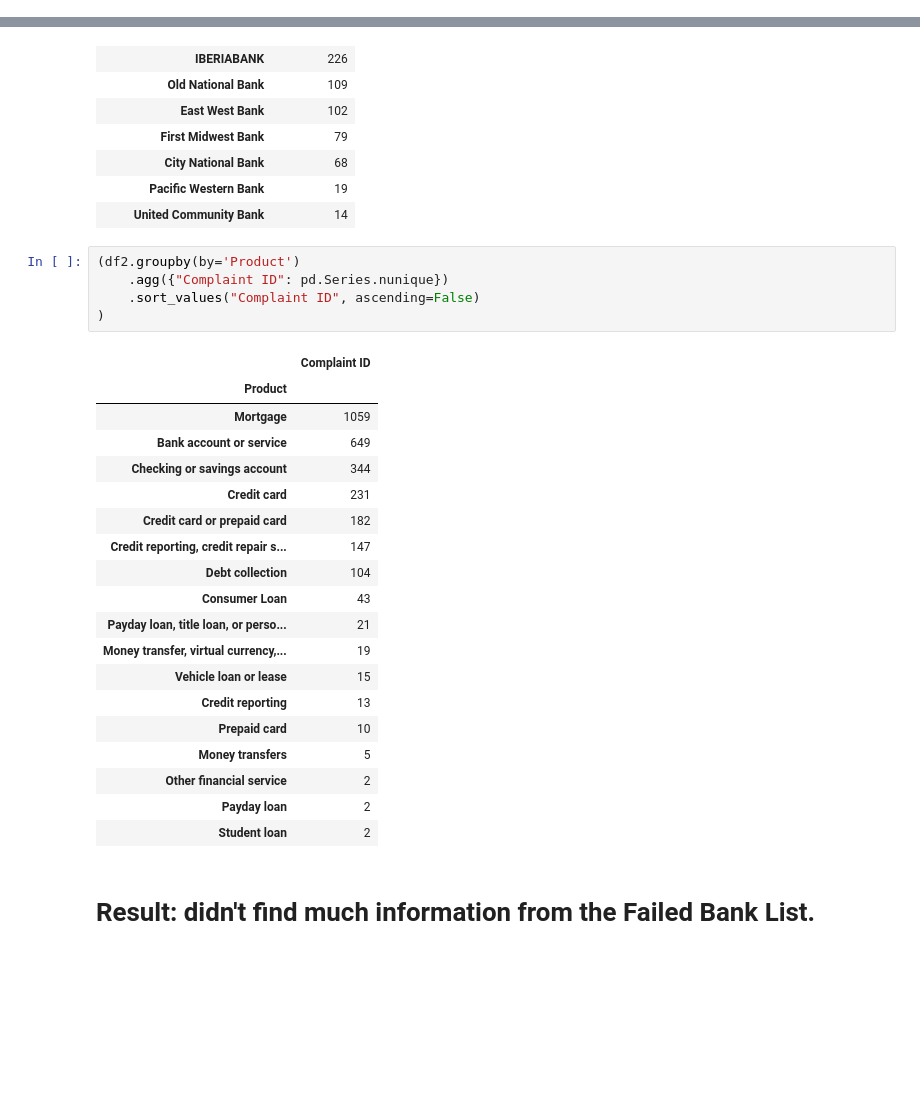
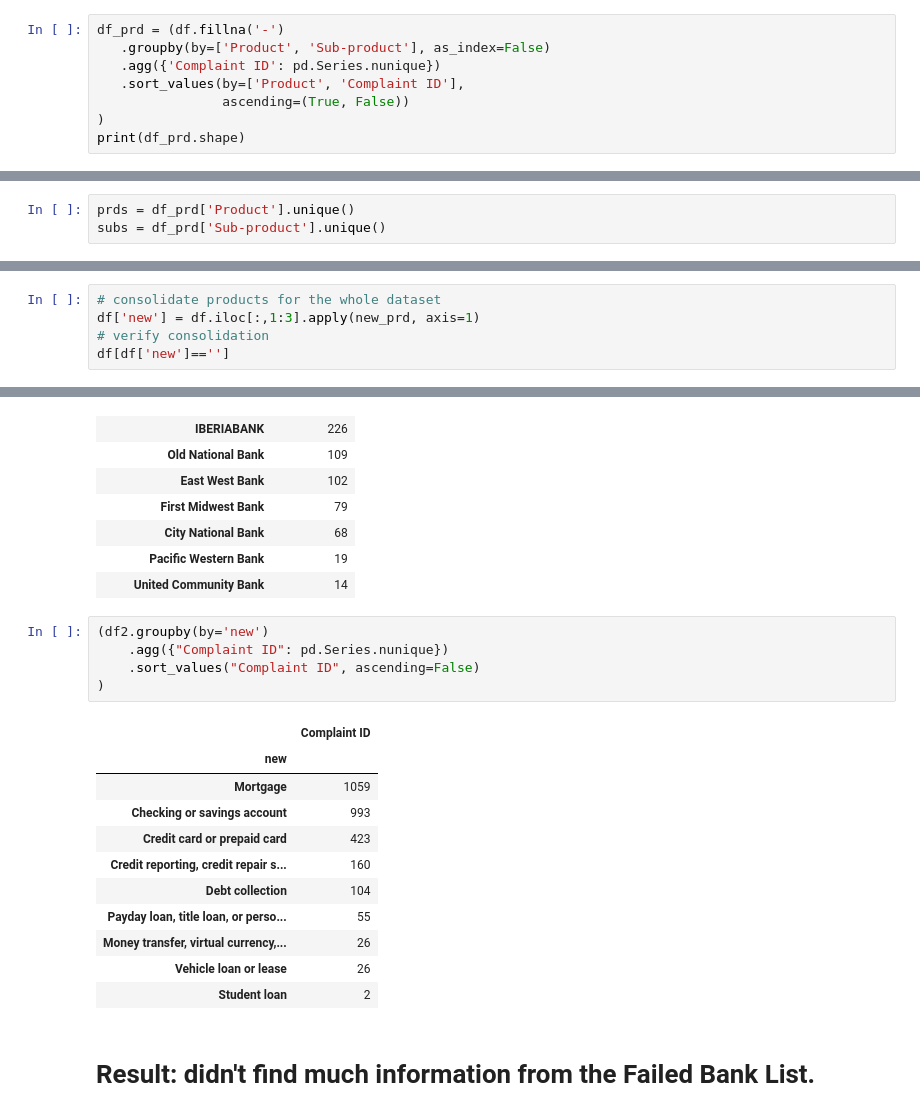
Before and after one commit to LambdaSchool/DS-Unit-1-Sprint-5-Data-Storytelling-Blog-Post, a Jupyter notebook: complaints_failed_banks.ipynb, the cells around one changed output, grey strips where cells are left out. Saved outputs shown, nothing was run; the diff lists cells and outputs as text; blank space fills up the shorter version.

```diff
--- a/complaints_failed_banks.ipynb
+++ b/complaints_failed_banks.ipynb
@@ -67,0 +72,8 @@ len(df['Complaint ID'].unique())
+# %%
+df_prd = (df.fillna('-')
+   .groupby(by=['Product', 'Sub-product'], as_index=False)
+   .agg({'Complaint ID': pd.Series.nunique})
+   .sort_values(by=['Product', 'Complaint ID'],
+                ascending=(True, False))
+)
+print(df_prd.shape)
@@ -67,0 +82,3 @@ len(df['Complaint ID'].unique())
+# %%
+prds = df_prd['Product'].unique()
+subs = df_prd['Sub-product'].unique()
@@ -67,0 +131,5 @@ len(df['Complaint ID'].unique())
+# %%
+# consolidate products for the whole dataset
+df['new'] = df.iloc[:,1:3].apply(new_prd, axis=1)
+# verify consolidation
+df[df['new']=='']
@@ -139,29 +255,21 @@ df2.head(2)
 | Pacific Western Bank | 19 |
 | United Community Bank | 14 |
 # %%
-(df2.groupby(by='Product')
+(df2.groupby(by='new')
     .agg({"Complaint ID": pd.Series.nunique})
     .sort_values("Complaint ID", ascending=False)
 )
 # %% [output]
 |  | Complaint ID |
-| Product |  |
+| new |  |
 | Mortgage | 1059 |
-| Bank account or service | 649 |
-| Checking or savings account | 344 |
-| Credit card | 231 |
-| Credit card or prepaid card | 182 |
-| Credit reporting, credit repair s... | 147 |
+| Checking or savings account | 993 |
+| Credit card or prepaid card | 423 |
+| Credit reporting, credit repair s... | 160 |
 | Debt collection | 104 |
-| Consumer Loan | 43 |
-| Payday loan, title loan, or perso... | 21 |
-| Money transfer, virtual currency,... | 19 |
-| Vehicle loan or lease | 15 |
-| Credit reporting | 13 |
-| Prepaid card | 10 |
-| Money transfers | 5 |
-| Other financial service | 2 |
-| Payday loan | 2 |
+| Payday loan, title loan, or perso... | 55 |
+| Money transfer, virtual currency,... | 26 |
+| Vehicle loan or lease | 26 |
 | Student loan | 2 |
 # %% [markdown]
 # Result: didn't find much information from the Failed Bank List.
```
Also changed, not shown: parts of 10 cells of this notebook.
